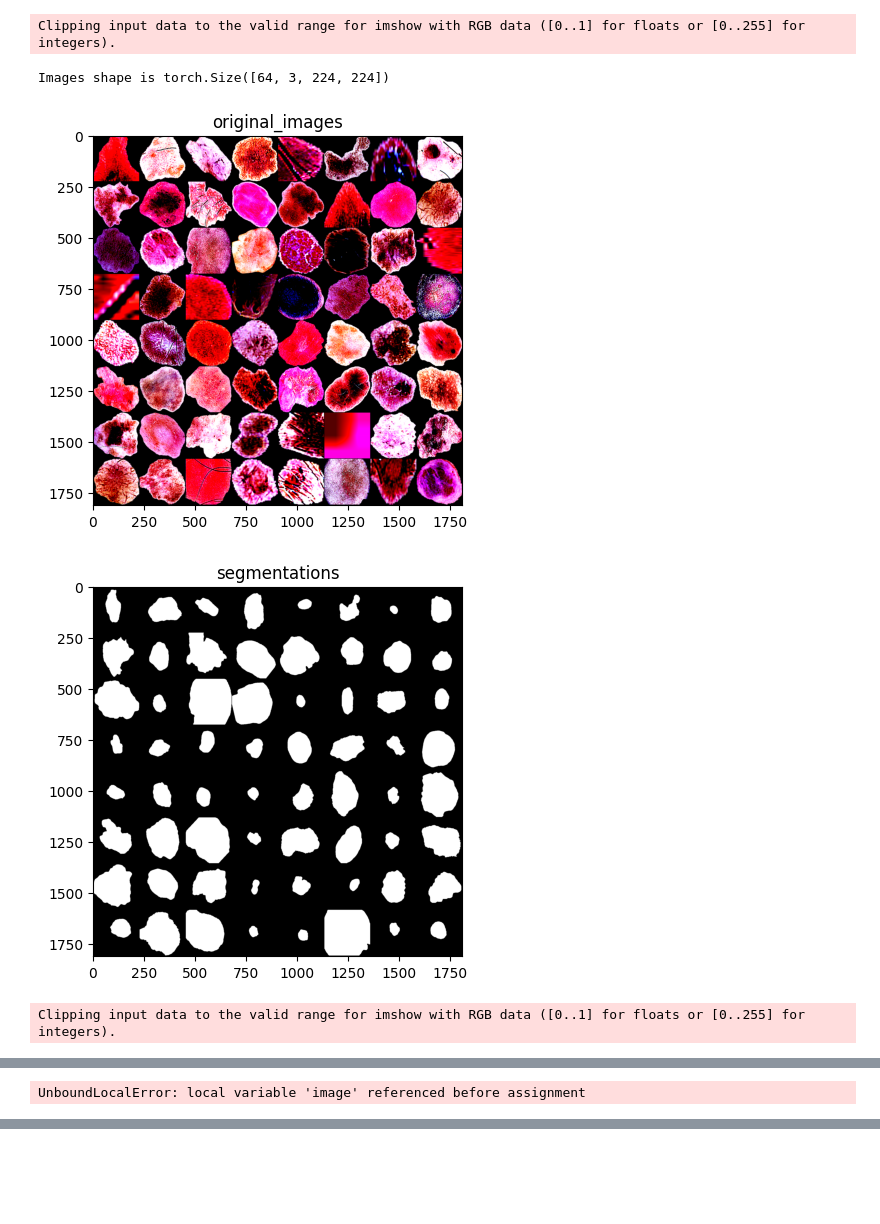
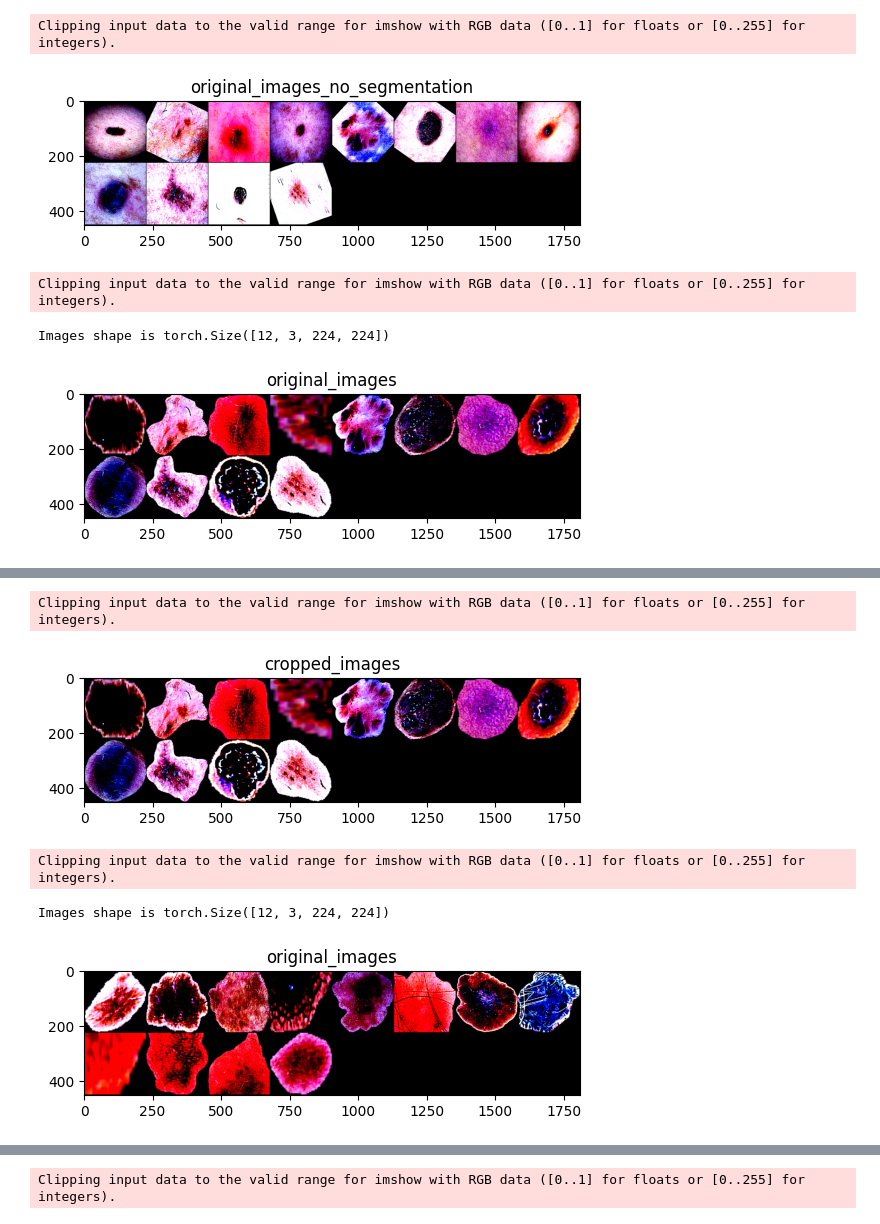
Before and after one commit to CorsiDanilo/skin-lesion-classification, a Jupyter notebook: crop_images.ipynb, the cells around one changed output, grey strips where cells are left out. Drawn from its saved outputs; the diff is of its cells as text; code cells hidden in the pictures; blank space fills up the shorter version.

```diff
--- a/crop_images.ipynb
+++ b/crop_images.ipynb
@@ -6,6 +6,6 @@ import torch
 # %%
 resnet_mean = torch.tensor([0.485, 0.456, 0.406])
 resnet_std =  torch.tensor([0.229, 0.224, 0.225])
-train_loader, val_loader, test_loader = create_dataloaders(normalize=True, limit=None, mean=resnet_mean, std=resnet_std)
+train_loader, val_loader, test_loader = create_dataloaders(normalize=True, limit=None, mean=resnet_mean, std=resnet_std, batch_size=12)
 # %% [output]
 --Data Balance-- balance_data set to True. Training data will be balanced.
@@ -22,23 +22,24 @@ train_loader, val_loader, test_loader = create_dataloaders(normalize=True, limit
 # %%
 for tr_i, (tr_images, tr_labels, segmentations) in enumerate(train_loader):
+    plot_image_grid(tr_images, "original_images_no_segmentation")
     tr_images = torch.mul(tr_images, segmentations)
     print(f"Images shape is {tr_images.shape}")
     tr_images = crop_roi(tr_images, size=(224,224))
     plot_image_grid(tr_images, "original_images")
     plot_image_grid(segmentations, "segmentations")
     plot_image_grid(tr_images, "cropped_images")
     break
 for val_i, (val_images, val_labels, segmentations) in enumerate(val_loader):
     val_images = torch.mul(val_images, segmentations)
     print(f"Images shape is {val_images.shape}")
     val_images = crop_roi(val_images, size=(224,224))
     plot_image_grid(val_images, "original_images")
     plot_image_grid(segmentations, "segmentations")
     plot_image_grid(val_images, "cropped_images")
     break
 # %% [output]
 Clipping input data to the valid range for imshow with RGB data ([0..1] for floats or [0..255] for integers).
+[figure, new version]
-Images shape is torch.Size([64, 3, 224, 224])
+Clipping input data to the valid range for imshow with RGB data ([0..1] for floats or [0..255] for integers).
-[figure, old version]
+Images shape is torch.Size([12, 3, 224, 224])
-[figure, old version]
+[figure, new version]
-Clipping input data to the valid range for imshow with RGB data ([0..1] for floats or [0..255] for integers).
@@ -46 +47,5 @@ Clipping input data to the valid range for imshow with RGB data ([0..1] for floa
-UnboundLocalError: local variable 'image' referenced before assignment
+Clipping input data to the valid range for imshow with RGB data ([0..1] for floats or [0..255] for integers).
+[figure, added]
+Clipping input data to the valid range for imshow with RGB data ([0..1] for floats or [0..255] for integers).
+Images shape is torch.Size([12, 3, 224, 224])
+[figure, added]
@@ -46,0 +53 @@ UnboundLocalError: local variable 'image' referenced before assignment
+Clipping input data to the valid range for imshow with RGB data ([0..1] for floats or [0..255] for integers).
```
Also changed, not shown: parts of 2 cells of this notebook, 8 other files.
